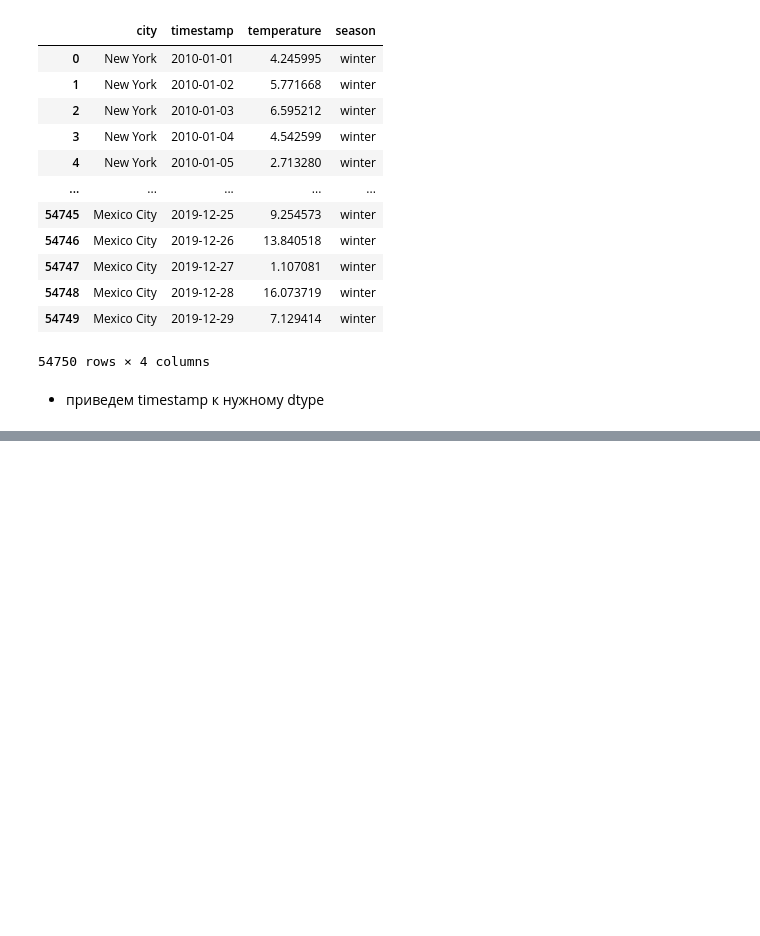
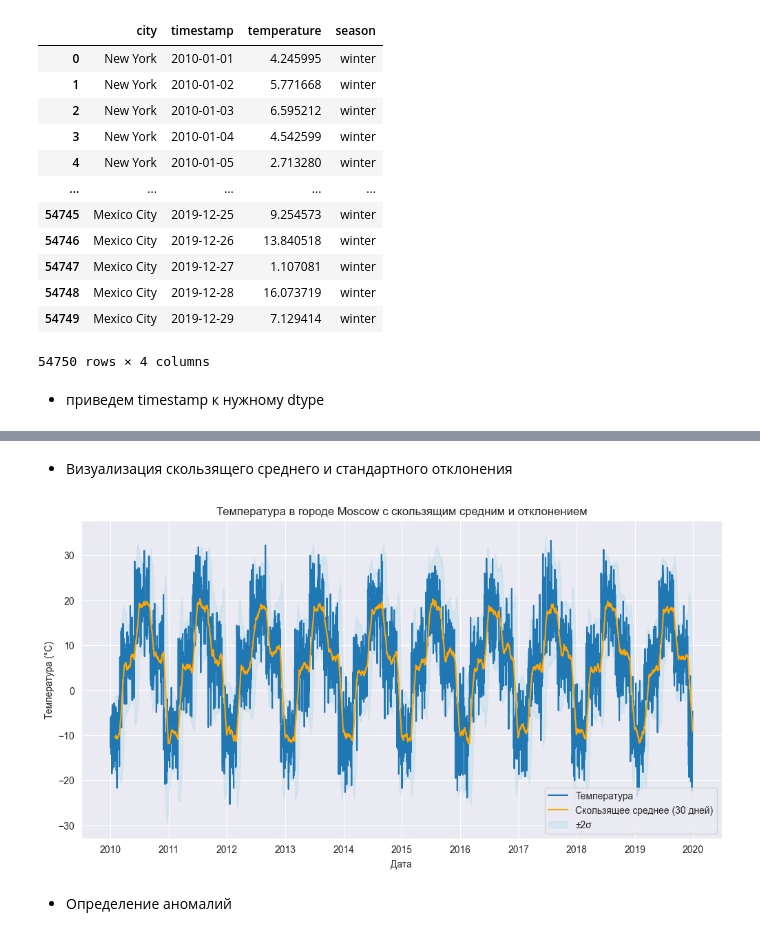
Before and after one commit to nikfilonenko/data_analysis_app_weatherAPI, a Jupyter notebook: app/notebooks/data_analysis.ipynb, the cells around one changed output, grey strips where cells are left out. Cells and saved outputs as stored; diff of their text form; code cells hidden in the pictures; blank space fills up the shorter version.

```diff
--- a/app/notebooks/data_analysis.ipynb
+++ b/app/notebooks/data_analysis.ipynb
@@ -72,0 +195,3 @@ df = df.merge(seasonal_stats, on=['city', 'season'])
+# %%
+city_data['rolling_mean'] = city_data['temperature'].rolling(window=30).mean()
+city_data['rolling_std'] = city_data['temperature'].rolling(window=30).std()
@@ -72,0 +230,19 @@ df = df.merge(seasonal_stats, on=['city', 'season'])
+# %% [markdown]
+- Визуализация скользящего среднего и стандартного отклонения
+# %%
+plt.figure(figsize=(12, 6))
+plt.plot(city_data.index, city_data['temperature'], label='Температура')
+plt.plot(city_data.index, city_data['rolling_mean'], label='Скользящее среднее (30 дней)', color='orange')
+plt.fill_between(city_data.index,
+                 city_data['rolling_mean'] - 2 * city_data['rolling_std'],
+                 city_data['rolling_mean'] + 2 * city_data['rolling_std'],
+                 color='lightblue', alpha=0.3, label='±2σ')
+plt.title(f"Температура в городе {city} с скользящим средним и отклонением")
+plt.xlabel("Дата")
+plt.ylabel("Температура (°C)")
+plt.legend()
+plt.show()
+# %% [output]
+[figure, added]
+# %% [markdown]
+- Определение аномалий
```
Also changed, not shown: parts of 46 cells of this notebook, 5 other files.
